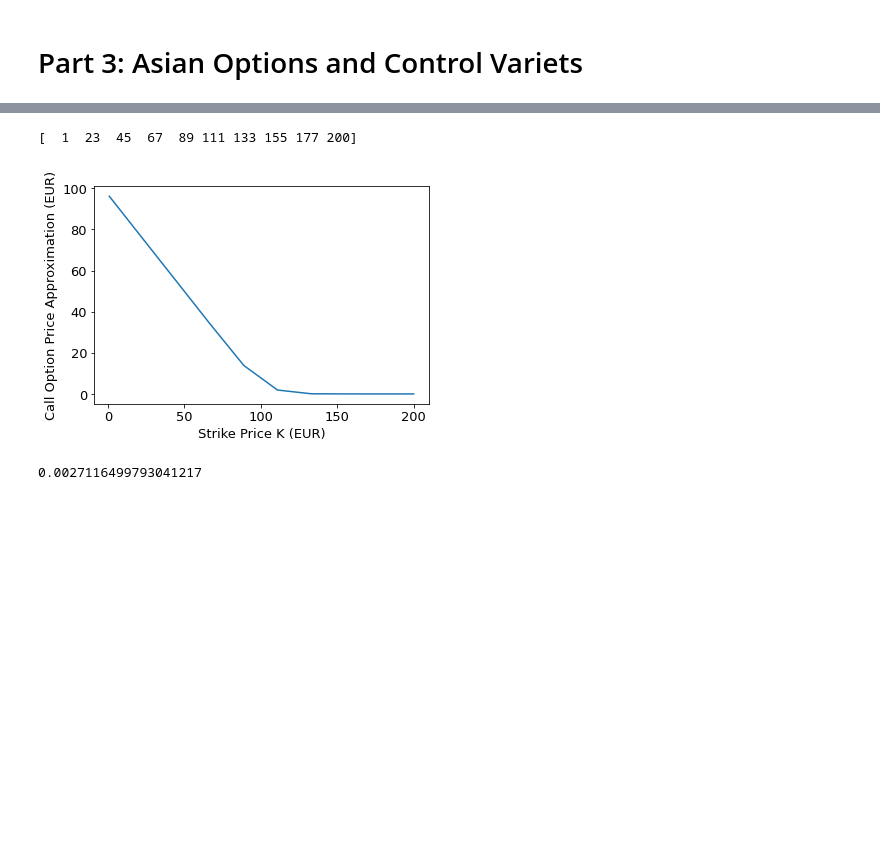
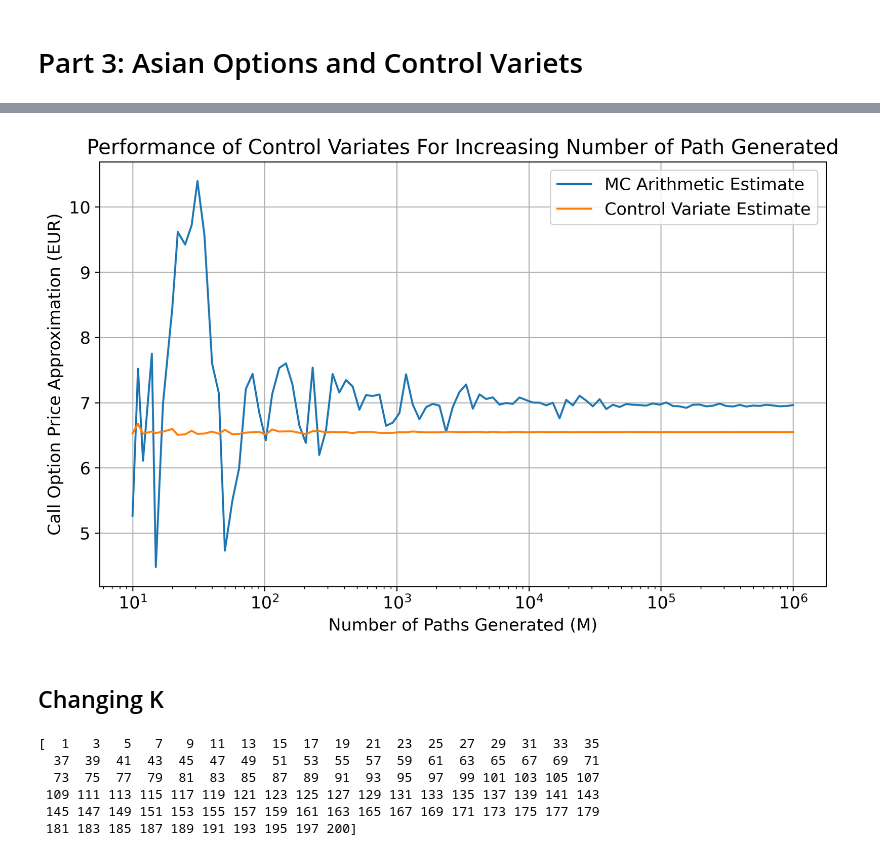
Before and after one commit to ithakis/UvA-Computational-Finance, a Jupyter notebook: Assignment 2.ipynb, the cells around one changed output, grey strips where cells are left out. Cells and saved outputs as stored; diff of their text form; code cells hidden in the pictures; blank space fills up the shorter version.

```diff
--- a/Assignment 2.ipynb
+++ b/Assignment 2.ipynb
@@ -597,0 +623,18 @@ print(estimate)
+# %%
+S0 = 100
+T = 1.
+N = 50
+K = 99
+r = 0.06
+sigma = 0.2
+
+num_samples = 100
+#M_values = np.linspace(100, 100_000, num=num_samples, dtype=int)
+M_values = np.logspace(start=1, stop=6, num=num_samples, base=10, dtype=int)
+print(M_values)
+
+M_estimates_c = np.zeros(num_samples)
+M_estimates_MC = np.zeros(num_samples)
+for i in tqdm(range(num_samples)):
+    M = M_values[i]
+    M_estimates_c[i], M_estimates_MC[i] = control_variate_est(S0, r, sigma, T, N, M, K)
@@ -598,3 +675,18 @@ print(estimate)
+# %%
+plt.figure(figsize=(10,6), dpi=300)
+plt.plot(M_values, M_estimates_MC, label='MC Arithmetic Estimate')
+plt.plot(M_values, M_estimates_c, label='Control Variate Estimate')
+plt.xscale('log',base=10)
+plt.xlabel("Number of Paths Generated (M)")
+plt.ylabel("Call Option Price Approximation (EUR)")
+plt.title("Performance of Control Variates For Increasing Number of Path Generated")
+plt.legend()
+plt.grid()
+plt.show()
+# %% [output]
+[figure, added]
+# %% [markdown]
+## Changing K
 # %%
 S0 = 100
 T = 1.
@@ -603,24 +695,22 @@ r = 0.06
 sigma = 0.2
 M = 100_000
 
-num_samples = 10
+num_samples = 100
 K_values = np.linspace(1, 200, num=num_samples, dtype=int)
 print(K_values)
 
-K_estimates = np.zeros(num_samples)
+K_estimates_c = np.zeros(num_samples)
+K_estimates_MC = np.zeros(num_samples)
 for i in tqdm(range(num_samples)):
     K = K_values[i]
-    K_estimates[i] = control_variate_est(S0, r, sigma, T, N, M, K)
+    K_estimates_c[i], K_estimates_MC[i] = control_variate_est(S0, r, sigma, T, N, M, K)
 # %% [output]
-[  1  23  45  67  89 111 133 155 177 200]
+[  1   3   5   7   9  11  13  15  17  19  21  23  25  27  29  31  33  35
+  37  39  41  43  45  47  49  51  53  55  57  59  61  63  65  67  69  71
+  73  75  77  79  81  83  85  87  89  91  93  95  97  99 101 103 105 107
+ 109 111 113 115 117 119 121 123 125 127 129 131 133 135 137 139 141 143
+ 145 147 149 151 153 155 157 159 161 163 165 167 169 171 173 175 177 179
+ 181 183 185 187 189 191 193 195 197 200]
-# %%
-plt.plot(K_values, K_estimates)
-plt.xlabel("Strike Price K (EUR)")
-plt.ylabel("Call Option Price Approximation (EUR)")
-plt.show()
-# %% [output]
-[figure, removed]
-0.0027116499793041217
 # %%
 S0 = 100
 T = 1.
```
Also changed, not shown: parts of 18 cells of this notebook.
